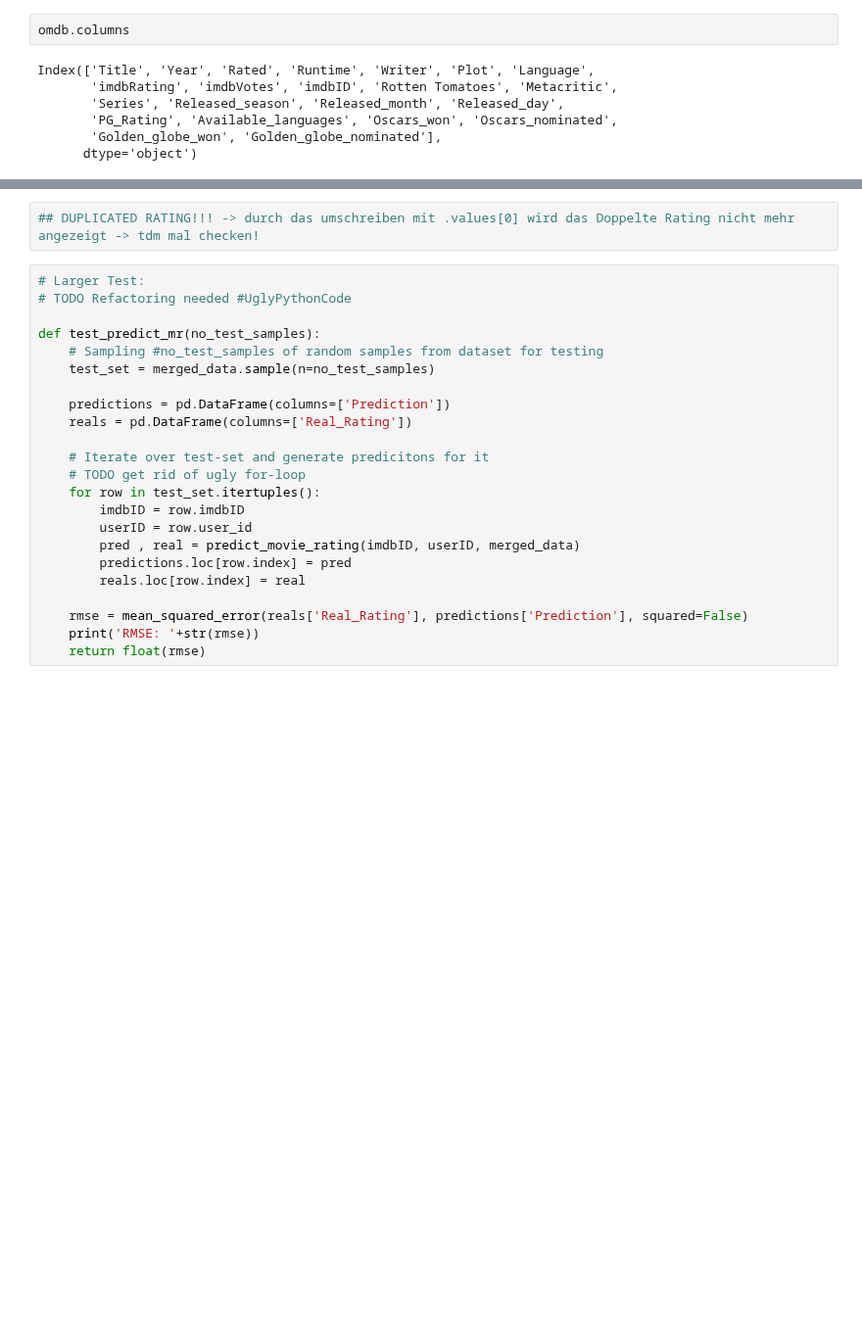
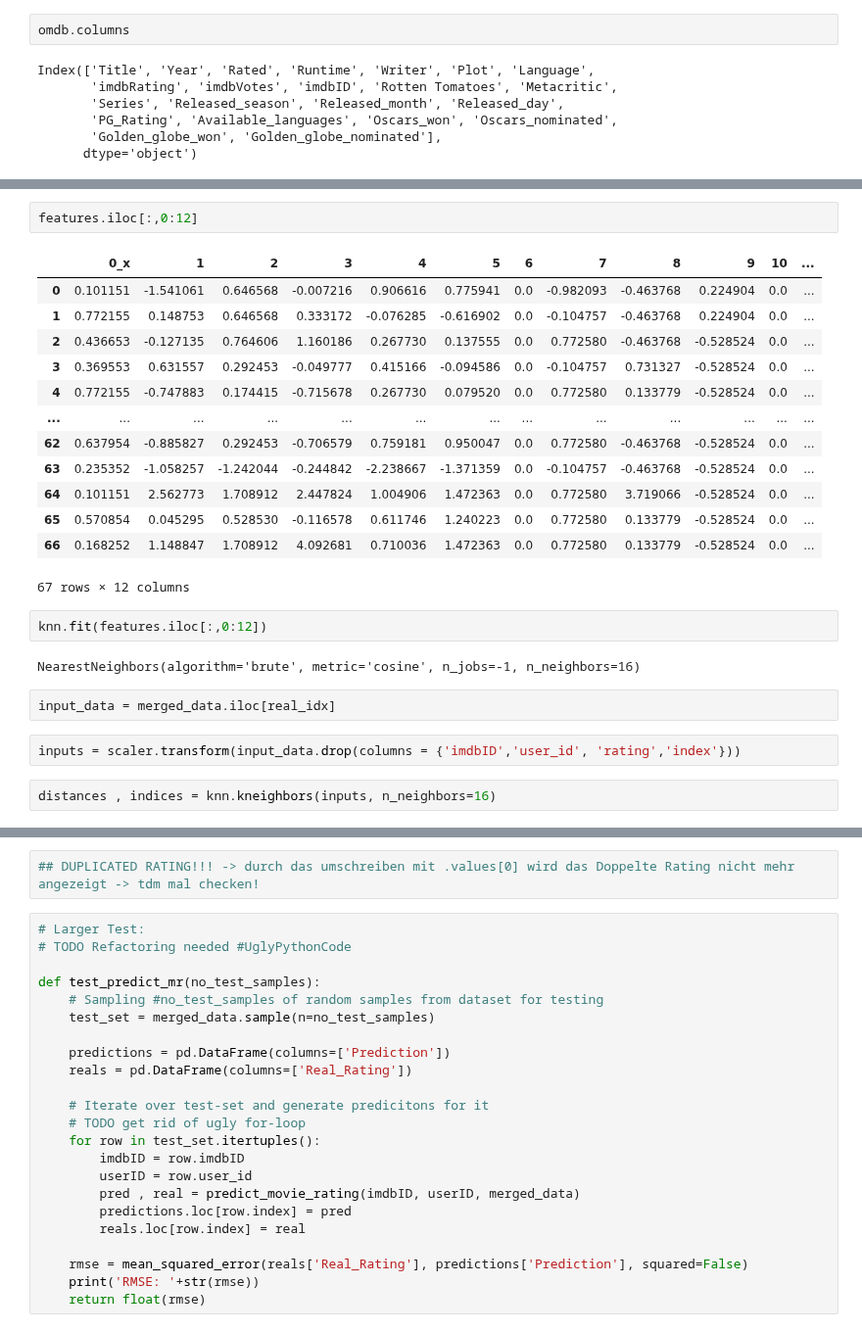
Before and after one commit to yuayixio/MovieRatingPredictor, a Jupyter notebook: notebooks/ContentbasedFiltering/ContentBasedFiltering.ipynb, the cells around one changed output, grey strips where cells are left out. Shown at 98% size. Cells and saved outputs as stored; diff of their text form; blank space fills up the shorter version.

```diff
--- a/notebooks/ContentbasedFiltering/ContentBasedFiltering.ipynb
+++ b/notebooks/ContentbasedFiltering/ContentBasedFiltering.ipynb
@@ -131,0 +186,26 @@ indices = omdb[omdb['imdbRating'].isna()]['imdbID'].index
+# %%
+features.iloc[:,0:12]
+# %% [output]
+|  | 0_x | 1 | 2 | 3 | 4 | 5 | 6 | 7 | 8 | 9 | 10 | ... |
+| 0 | 0.101151 | -1.541061 | 0.646568 | -0.007216 | 0.906616 | 0.775941 | 0.0 | -0.982093 | -0.463768 | 0.224904 | 0.0 | ... |
+| 1 | 0.772155 | 0.148753 | 0.646568 | 0.333172 | -0.076285 | -0.616902 | 0.0 | -0.104757 | -0.463768 | 0.224904 | 0.0 | ... |
+| 2 | 0.436653 | -0.127135 | 0.764606 | 1.160186 | 0.267730 | 0.137555 | 0.0 | 0.772580 | -0.463768 | -0.528524 | 0.0 | ... |
+| 3 | 0.369553 | 0.631557 | 0.292453 | -0.049777 | 0.415166 | -0.094586 | 0.0 | -0.104757 | 0.731327 | -0.528524 | 0.0 | ... |
+| 4 | 0.772155 | -0.747883 | 0.174415 | -0.715678 | 0.267730 | 0.079520 | 0.0 | 0.772580 | 0.133779 | -0.528524 | 0.0 | ... |
+| ... | ... | ... | ... | ... | ... | ... | ... | ... | ... | ... | ... | ... |
+| 62 | 0.637954 | -0.885827 | 0.292453 | -0.706579 | 0.759181 | 0.950047 | 0.0 | 0.772580 | -0.463768 | -0.528524 | 0.0 | ... |
+| 63 | 0.235352 | -1.058257 | -1.242044 | -0.244842 | -2.238667 | -1.371359 | 0.0 | -0.104757 | -0.463768 | -0.528524 | 0.0 | ... |
+| 64 | 0.101151 | 2.562773 | 1.708912 | 2.447824 | 1.004906 | 1.472363 | 0.0 | 0.772580 | 3.719066 | -0.528524 | 0.0 | ... |
+| 65 | 0.570854 | 0.045295 | 0.528530 | -0.116578 | 0.611746 | 1.240223 | 0.0 | 0.772580 | 0.133779 | -0.528524 | 0.0 | ... |
+| 66 | 0.168252 | 1.148847 | 1.708912 | 4.092681 | 0.710036 | 1.472363 | 0.0 | 0.772580 | 0.133779 | -0.528524 | 0.0 | ... |
+67 rows × 12 columns
+# %%
+knn.fit(features.iloc[:,0:12])
+# %% [output]
+NearestNeighbors(algorithm='brute', metric='cosine', n_jobs=-1, n_neighbors=16)
+# %%
+input_data = merged_data.iloc[real_idx]
+# %%
+inputs = scaler.transform(input_data.drop(columns = {'imdbID','user_id', 'rating','index'}))
+# %%
+distances , indices = knn.kneighbors(inputs, n_neighbors=16)
```
Also changed, not shown: parts of 83 cells of this notebook, 2 other files.
